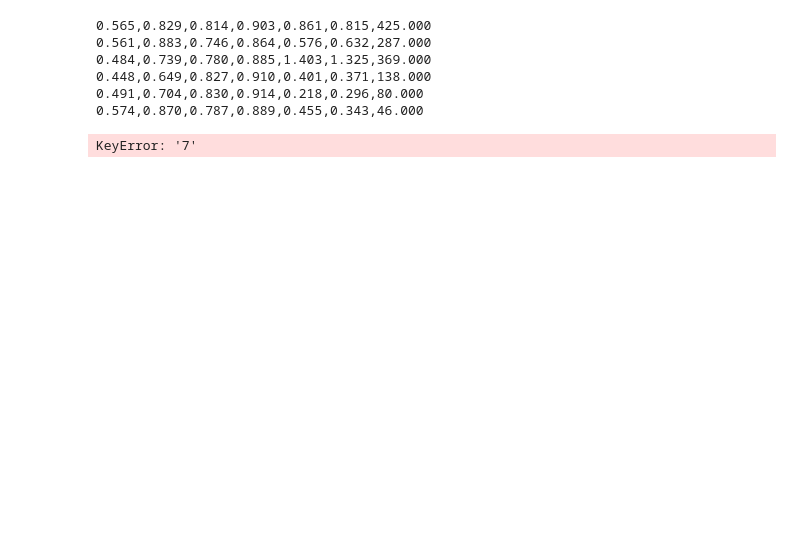
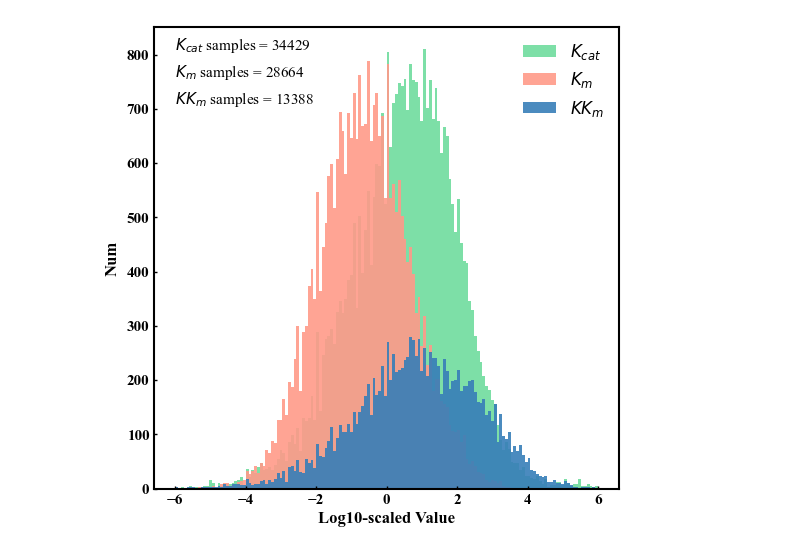
Before and after one commit to XvesS/EITLEM-Kinetics, a Jupyter notebook: Analysis/Fig2.ipynb, the cells around one changed output. Cells and saved outputs as stored; diff of their text form; code cells hidden in the pictures; blank space fills up the shorter version.

```diff
--- a/Analysis/Fig2.ipynb
+++ b/Analysis/Fig2.ipynb
@@ -226,12 +1,37 @@ plt.show()
-# %%
-for k in range(1, 8):
-    v = ECsPerf[f'{k}']
-    print(f"{v['MAE']:.3f},{v['rmse']:.3f},{v['r2']:.3f},{v['r']:.3f},{v['meanReal']:.3f},{v['MeanPre']:.3f},{v['samples']:.3f}")
-# %% [output]
-0.565,0.829,0.814,0.903,0.861,0.815,425.000
-0.561,0.883,0.746,0.864,0.576,0.632,287.000
-0.484,0.739,0.780,0.885,1.403,1.325,369.000
-0.448,0.649,0.827,0.910,0.401,0.371,138.000
-0.491,0.704,0.830,0.914,0.218,0.296,80.000
-0.574,0.870,0.787,0.889,0.455,0.343,46.000
-KeyError: '7'
+# %%
+# 加载数据集
+import torch
+import math
+import matplotlib.pyplot as plt
+from matplotlib import rc
+kcatPair = torch.load("../Data/AnalysisData/KCATTrainPairInfo") + torch.load("../Data/AnalysisData/KCATTestPairInfo")
+kmPair = torch.load("../Data/AnalysisData/KMTrainPairInfo") + torch.load("../Data/AnalysisData/KMTestPairInfo")
+kkmPair = torch.load("../Data/AnalysisData/KKMTrainPairInfo") + torch.load("../Data/AnalysisData/KKMTestPairInfo")
+kcatValue = [ math.log10(item[2]) for item in kcatPair if len(item[3]) == 1]
+kmValue = [ math.log10(item[2]) for item in kmPair if len(item[3]) == 1]
+kkmValue = [ math.log10(item[2]) for item in kkmPair if len(item[3]) == 1]
+rc('font',**{'family':'Times New Roman',})
+plt.figure(figsize=(6,6))
+plt.rcParams['font.family'] = 'Times New Roman'
+plt.hist(kcatValue, 150, (-6,6), color='#7DDFA7', label="$K_{cat}$")
+plt.hist(kmValue, 150, (-6,6), color='#FF9A89', label='$K_{m}$', alpha=0.9)
+plt.hist(kkmValue, 150, (-6,6), color='#377eb8', label='$KK_{m}$', alpha=0.9)
+plt.xlabel('Log10-scaled Value', fontsize=12, weight="bold")
+plt.ylabel('Num', fontsize=12, weight="bold")
+plt.xticks(fontsize=11, weight="bold")
+plt.yticks(fontsize=11, weight="bold")
+plt.text(-6, 810, "$K_{cat}$ samples = %d"%len(kcatValue), fontweight ="normal", fontsize=11)
+plt.text(-6, 760, "$K_{m}$ samples = %d"%len(kmValue), fontweight ="normal", fontsize=11)
+plt.text(-6, 710, "$KK_{m}$ samples = %d"%len(kkmValue), fontweight ="normal", fontsize=11)
+plt.tick_params(direction='in')
+plt.tick_params(which='major',length=2)
+plt.tick_params(which='major',width=1)
+plt.legend(frameon=False, prop={"size":12})
+ax = plt.gca()
+ax.spines['bottom'].set_linewidth(1.5)
+ax.spines['left'].set_linewidth(1.5)
+ax.spines['top'].set_linewidth(1.5)
+ax.spines['right'].set_linewidth(1.5)
+plt.savefig("../Figure/Fig2a.png", dpi=600, bbox_inches='tight')
+# %% [output]
+[figure, added]
```
Also changed, not shown: parts of 8 cells of this notebook, 19 other files.
